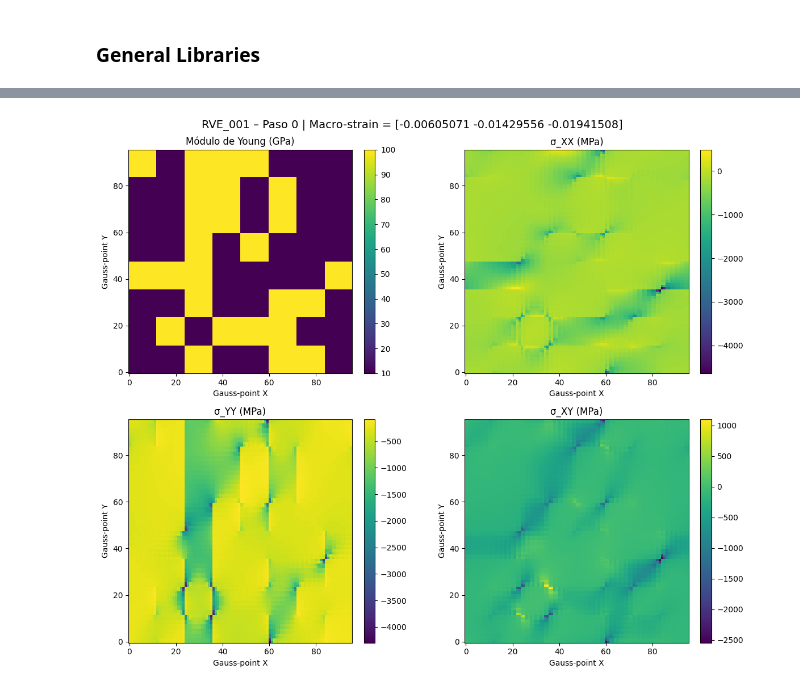
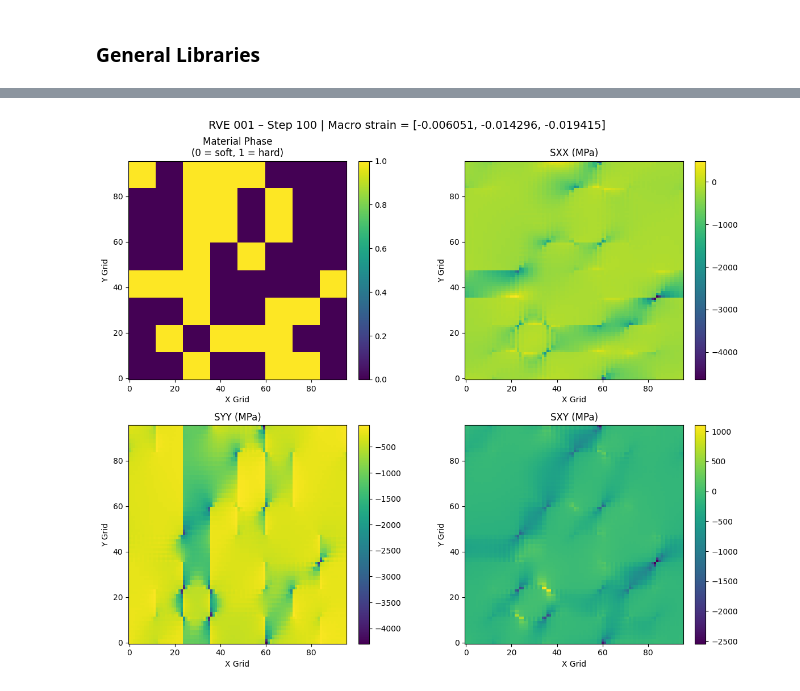
Before and after one commit to bdesia/feinn_project, a Jupyter notebook: notebooks/RVE_data_generation/RVE_data_generation.ipynb, the cells around one changed output, grey strips where cells are left out. Saved outputs shown, nothing was run; the diff lists cells and outputs as text; code cells hidden in the pictures.

Commit message:
RVE data generation

```diff
--- a/notebooks/RVE_data_generation/RVE_data_generation.ipynb
+++ b/notebooks/RVE_data_generation/RVE_data_generation.ipynb
@@ -342,23 +375,46 @@ Atributos del archivo :
 # %%
-# ==================== PLOTS DE VERIFICACIÓN ====================
-step = -1
+# ==================== PLOTS ====================
 
-fig, axs = plt.subplots(2, 2, figsize=(12, 10))
-titles = ['Módulo de Young (GPa)', 'σ_XX (MPa)', 'σ_YY (MPa)', 'σ_XY (MPa)']
-data   = [fields[step,:,:,0]/1e3,
-          fields[step,:,:,1],
-          fields[step,:,:,2],
-          fields[step,:,:,3]]
+def plot_fields(fields, macro, step=-1):
+    """
+    Plot fields and macro strain for a given step.
+    fields: (N_steps, H, W, 4) → [phase, Sxx, Syy, Sxy]
+    macro:  (N_steps, 7)      → [exx, eyy, gxy, E_soft, nu_soft, E_hard, nu_hard]
+    """
+    fig, axs = plt.subplots(2, 2, figsize=(12, 10))
 
-for i, ax in enumerate(axs.flat):
-    im = ax.imshow(data[i], cmap='viridis', origin='lower')
-    ax.set_title(titles[i])
-    ax.set_xlabel('Gauss-point X')
-    ax.set_ylabel('Gauss-point Y')
-    plt.colorbar(im, ax=ax, fraction=0.046, pad=0.04)
+    titles = [
+        "Material Phase\n(0 = soft, 1 = hard)",
+        "SXX (MPa)",
+        "SYY (MPa)",
+        "SXY (MPa)"
+    ]
 
-plt.suptitle(f'RVE_{1:03d} – Paso {step+1} | Macro-strain = {macro_strain[step]}', fontsize=14)
-plt.tight_layout()
-plt.show()
+    data = [
+        fields[step-1, :, :, 0],   # phase
+        fields[step-1, :, :, 1],   # σxx
+        fields[step-1, :, :, 2],   # σyy
+        fields[step-1, :, :, 3]    # σxy
+    ]
+
+    for i, ax in enumerate(axs.flat):
+        im = ax.imshow(data[i], cmap='viridis', origin='lower')
+        ax.set_title(titles[i])
+        ax.set_xlabel('X Grid')
+        ax.set_ylabel('Y Grid')
+        plt.colorbar(im, ax=ax, fraction=0.046, pad=0.04)
+
+    # Show only macro strain components in title
+    eps = macro[step-1, :3]  # exx, eyy, gxy
+    plt.suptitle(f'RVE 001 – Step {step} | '
+                 f'Macro strain = [{eps[0]:.6f}, {eps[1]:.6f}, {eps[2]:.6f}]',
+                 fontsize=14)
+
+    plt.tight_layout()
+    plt.show()
+
+
+# Test
+plot_fields(fields, macro, step=100)
 # %% [output]
-[figure, old version]
+[figure, new version]
```
Also changed, not shown: parts of 3 cells of this notebook, 1 other file.
